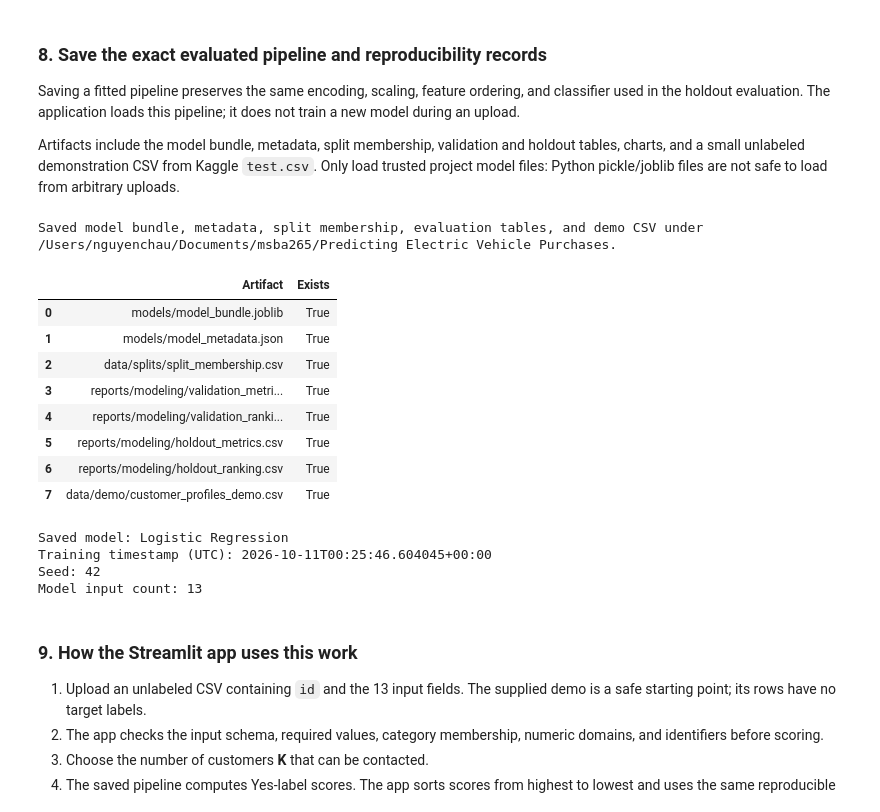
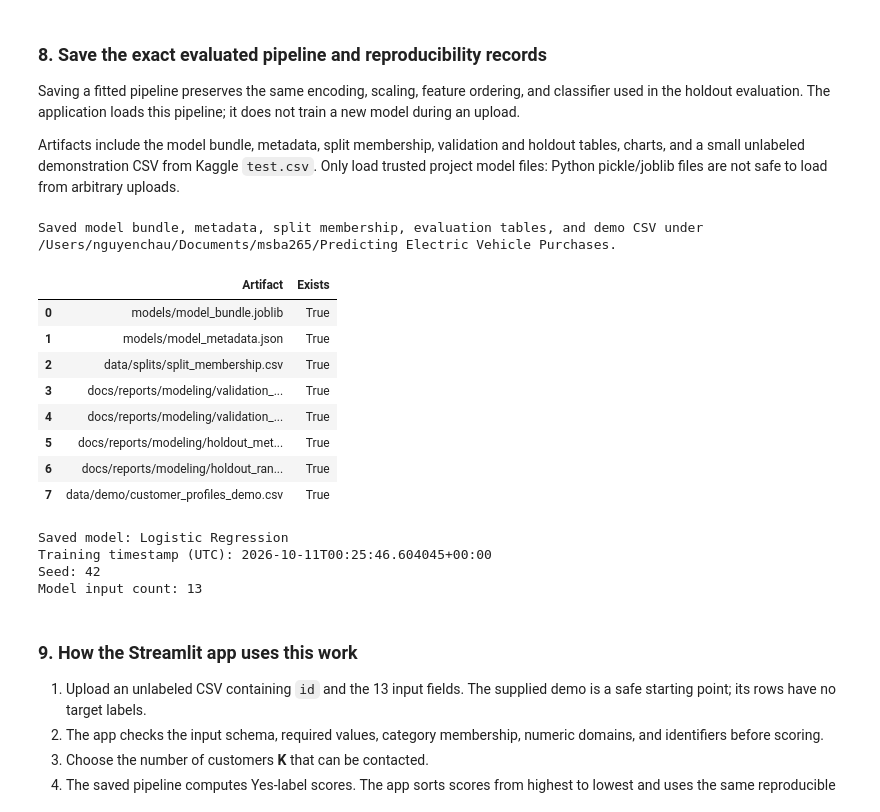
Before and after one commit to Nuquynhchaunguyen/ev-customer-prioritization, a Jupyter notebook: notebooks/02_modeling_and_prioritization.ipynb, the cells around one changed output. Cells and saved outputs as stored; diff of their text form; code cells hidden in the pictures.

```diff
--- a/notebooks/02_modeling_and_prioritization.ipynb
+++ b/notebooks/02_modeling_and_prioritization.ipynb
@@ -392,35 +392,35 @@ files: Python pickle/joblib files are not safe to load from arbitrary uploads.
 # %%
 metadata = save_training_artifacts(
     ROOT, splits, candidates,
     validation_metrics, validation_ranking, validation_predictions,
     selected_model, final_pipeline,
     holdout_metrics, holdout_ranking, holdout_predictions,
 )
 artifact_paths = [
     "models/model_bundle.joblib",
     "models/model_metadata.json",
     "data/splits/split_membership.csv",
-    "reports/modeling/validation_metrics.csv",
-    "reports/modeling/validation_ranking.csv",
-    "reports/modeling/holdout_metrics.csv",
-    "reports/modeling/holdout_ranking.csv",
+    "docs/reports/modeling/validation_metrics.csv",
+    "docs/reports/modeling/validation_ranking.csv",
+    "docs/reports/modeling/holdout_metrics.csv",
+    "docs/reports/modeling/holdout_ranking.csv",
     "data/demo/customer_profiles_demo.csv",
 ]
 show_table(pd.DataFrame({"Artifact": artifact_paths, "Exists": [(ROOT / path).is_file() for path in artifact_paths]}))
 print("Saved model:", metadata["selected_model"])
 print("Training timestamp (UTC):", metadata["trained_at_utc"])
 print("Seed:", metadata["seed"])
 print("Model input count:", len(metadata["feature_columns"]))
 # %% [output]
 Saved model bundle, metadata, split membership, evaluation tables, and demo CSV under /Users/nguyenchau/Documents/msba265/Predicting Electric Vehicle Purchases.
 |  | Artifact | Exists |
 | 0 | models/model_bundle.joblib | True |
 | 1 | models/model_metadata.json | True |
 | 2 | data/splits/split_membership.csv | True |
-| 3 | reports/modeling/validation_metri... | True |
-| 4 | reports/modeling/validation_ranki... | True |
-| 5 | reports/modeling/holdout_metrics.csv | True |
-| 6 | reports/modeling/holdout_ranking.csv | True |
+| 3 | docs/reports/modeling/validation_... | True |
+| 4 | docs/reports/modeling/validation_... | True |
+| 5 | docs/reports/modeling/holdout_met... | True |
+| 6 | docs/reports/modeling/holdout_ran... | True |
 | 7 | data/demo/customer_profiles_demo.csv | True |
 Saved model: Logistic Regression
 Training timestamp (UTC): 2026-10-11T00:25:46.604045+00:00
```
Also changed, not shown: parts of 1 cell of this notebook, 50 other files.
